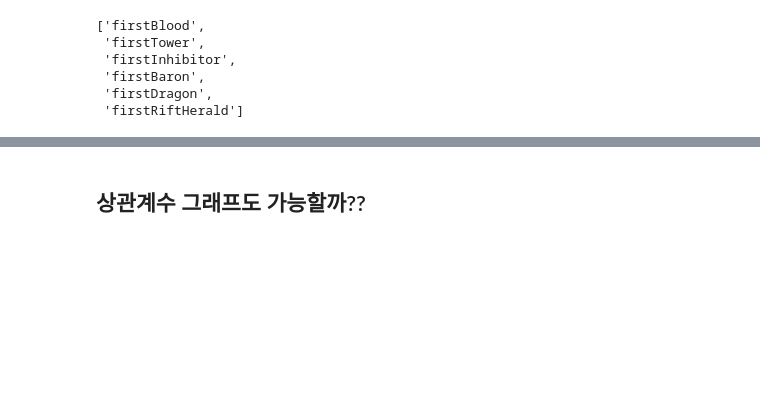
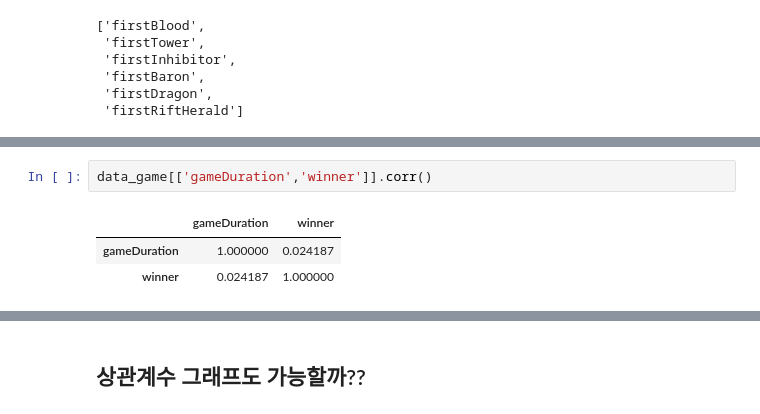
Before and after one commit to youngwoo3283/project2-section02, a Jupyter notebook: project2.ipynb, the cells around one changed output, grey strips where cells are left out. Drawn from its saved outputs; the diff is of its cells as text; blank space fills up the shorter version.

```diff
--- a/project2.ipynb
+++ b/project2.ipynb
@@ -137,3 +192,9 @@ firstInhibitor 0.5364369592048327
 firstBaron 0.2618875450017928
 firstDragon 0.3103855881962747
 firstRiftHerald 0.11981299965040347
+# %%
+data_game[['gameDuration','winner']].corr()
+# %% [output]
+|  | gameDuration | winner |
+| gameDuration | 1.000000 | 0.024187 |
+| winner | 0.024187 | 1.000000 |
```
Also changed, not shown: parts of 36 cells of this notebook.
